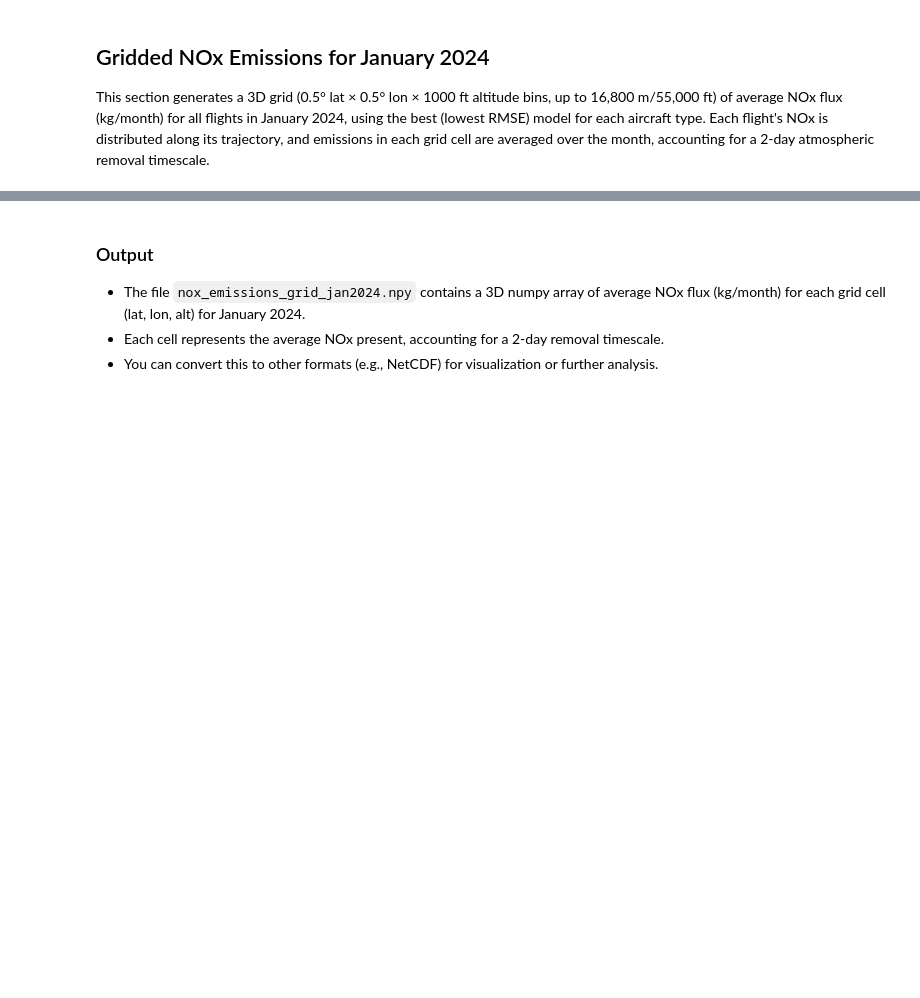
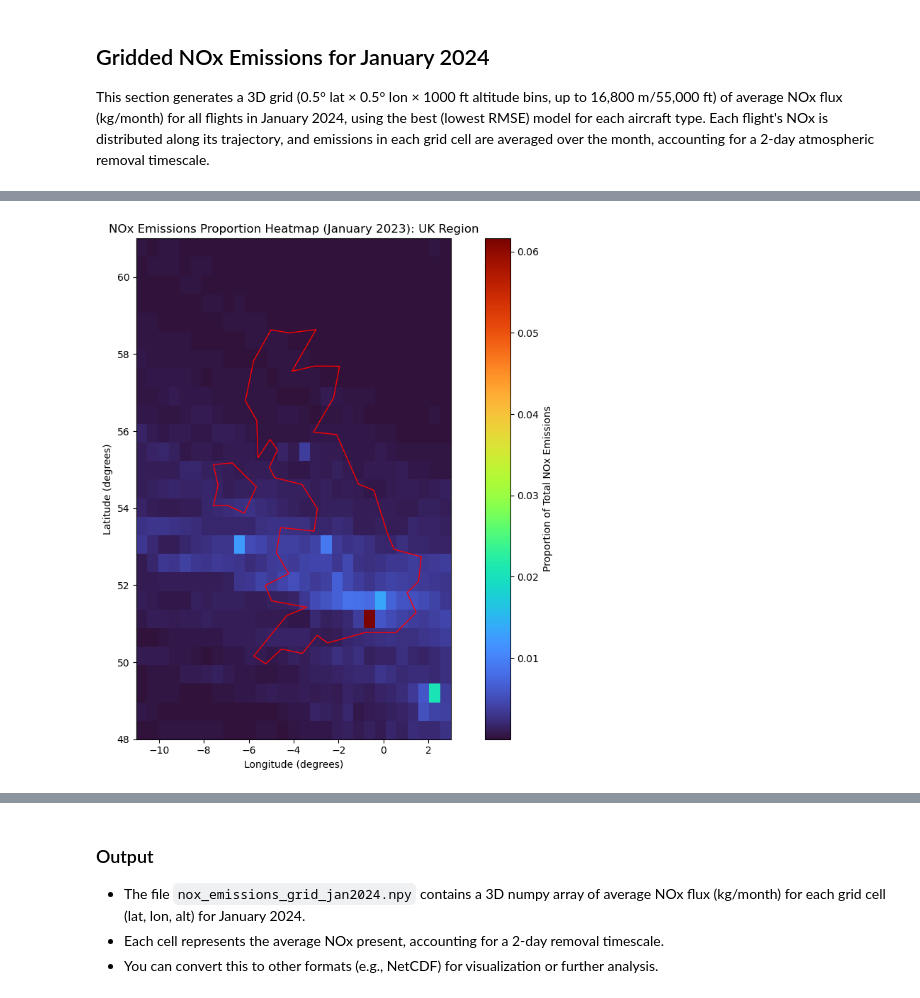
Before and after one commit to Centre-for-Atmospheric-Science-Cam-Chem/ConflictTrails, a Jupyter notebook: driver.ipynb, the cells around one changed output, grey strips where cells are left out. Drawn from its saved outputs; the diff is of its cells as text; code cells hidden in the pictures; blank space fills up the shorter version.

```diff
--- a/driver.ipynb
+++ b/driver.ipynb
@@ -936,7 +936,7 @@ for start_time_str_loop in pd.date_range(start=pd.to_datetime(start_time_str), e
     print(f"Generated emissions file for month: {start_time_str_loop.strftime('%Y-%m')}")
 # %%
 
-# make graphs of monthly NOx emissions by altitude and latitude
+# Plot monthly NOx emissions by altitude and latitude as a proportion of total emissions
 for start_time_str_loop in pd.date_range(start=pd.to_datetime(start_time_str), end=pd.to_datetime(stop_time_str), freq='MS', tz='UTC'):
     stop_time_str_loop = (start_time_str_loop + pd.offsets.MonthEnd(1)).replace(hour=23, minute=59, second=59)
     start_time_simple_loop = pd.to_datetime(start_time_str_loop).strftime("%Y-%m-%d")
@@ -948,22 +948,29 @@ for start_time_str_loop in pd.date_range(start=pd.to_datetime(start_time_str), e
     # Sum over longitude to get a 2D array: (latitude, altitude)
     nox_lat_alt = np.sum(nox_grid, axis=1)  # shape: (nlat, nalt)
 
+    # Compute the proportion of total emissions for each (lat, alt) bin
+    total_emissions = np.sum(nox_lat_alt)
+    if total_emissions > 0:
+        nox_lat_alt_prop = nox_lat_alt / total_emissions
+    else:
+        nox_lat_alt_prop = nox_lat_alt  # all zeros
+
     # Get month and year for the plot title
     month_year = pd.to_datetime(start_time_str_loop).strftime('%B %Y')
 
-    # Plot heatmap
+    # Plot heatmap of proportions
     plt.figure(figsize=(12, 6))
     plt.imshow(
-        nox_lat_alt.T,
+        nox_lat_alt_prop.T,
         aspect='auto',
         origin='lower',
         extent=[lat_bins[0], lat_bins[-2], alt_bins_m[0], alt_bins_m[-2]],
-        cmap='gist_ncar'
+        cmap='turbo'
     )
-    plt.colorbar(label='NOx Emissions (kg/month)')
+    plt.colorbar(label='Proportion of Total NOx Emissions')
     plt.xlabel('Latitude (degrees)')
     plt.ylabel('Altitude (meters)')
-    plt.title(f'NOx Emissions Heatmap ({month_year}): Altitude vs Latitude')
+    plt.title(f'NOx Emissions Proportion Heatmap ({month_year}): Altitude vs Latitude')
     plt.tight_layout()
     plt.show()
 # %%
@@ -1018,0 +1148,61 @@ for start_time_str_loop in pd.date_range(start=pd.to_datetime(start_time_str), e
+# %%
+# Loop over each month in the analysis period
+for start_time_str_loop in pd.date_range(start=pd.to_datetime(start_time_str), end=pd.to_datetime(stop_time_str), freq='MS', tz='UTC'):
+    stop_time_str_loop = (start_time_str_loop + pd.offsets.MonthEnd(1)).replace(hour=23, minute=59, second=59)
+    start_time_simple_loop = pd.to_datetime(start_time_str_loop).strftime("%Y-%m-%d")
+    stop_time_simple_loop = pd.to_datetime(stop_time_str_loop).strftime("%Y-%m-%d")
+    month_year = pd.to_datetime(start_time_str_loop).strftime('%B %Y')
+
+    # Load the NOx emissions grid for this month
+    nox_grid = np.load(f'/home/omg28/nethome/Data/emissions/{start_time_simple_loop}_to_{stop_time_simple_loop}_NOx_nowar.npy')
+
+    # Sum over altitude to get total NOx flux per (lat, lon) cell
+    nox_lat_lon = np.sum(nox_grid, axis=2)
+
+    # Define zoomed-in region for the UK
+    uk_lat_min, uk_lat_max = 48, 61
+    uk_lon_min, uk_lon_max = -11, 3
+
+    # Find indices for the zoomed-in region
+    lat_mask = (lat_bins[:-1] >= uk_lat_min) & (lat_bins[:-1] <= uk_lat_max)
+    lon_mask = (lon_bins[:-1] >= uk_lon_min) & (lon_bins[:-1] <= uk_lon_max)
+
+    nox_lat_lon_zoom = nox_lat_lon[np.ix_(lat_mask, lon_mask)]
+    lat_bins_zoom = lat_bins[np.where(lat_mask)[0][0]:np.where(lat_mask)[0][-1]+2]
+    lon_bins_zoom = lon_bins[np.where(lon_mask)[0][0]:np.where(lon_mask)[0][-1]+2]
+
+    # Compute the proportion of total emissions for each (lat, lon) cell
+    total_emissions = np.sum(nox_lat_lon_zoom)
+    if total_emissions > 0:
+        nox_lat_lon_prop = nox_lat_lon_zoom / total_emissions
+    else:
+        nox_lat_lon_prop = nox_lat_lon_zoom  # all zeros
+
+    plt.figure(figsize=(10, 8))
+    im = plt.imshow(
+        nox_lat_lon_prop,
+        extent=[lon_bins_zoom[0], lon_bins_zoom[-2], lat_bins_zoom[0], lat_bins_zoom[-2]],
+        origin='lower',
+        aspect='auto',
+        cmap='turbo'
+    )
+    plt.colorbar(im, label='Proportion of Total NOx Emissions')
+    plt.xlabel('Longitude (degrees)')
+    plt.ylabel('Latitude (degrees)')
+    plt.title(f'NOx Emissions Proportion Heatmap ({month_year}): UK Region')
+
+    # Draw a thin red outline around the UK
+    try:
+        world = gpd.read_file(gpd.datasets.get_path('naturalearth_lowres'))
+    except (AttributeError, KeyError):
+        world = gpd.read_file('ne_110m_admin_0_countries.zip')
+    uk = world[world['NAME'] == 'United Kingdom'] if 'NAME' in world.columns else world[world['name'] == 'United Kingdom']
+    ax = plt.gca()
+    uk.boundary.plot(ax=ax, edgecolor='red', linewidth=1, zorder=10)
+
+    plt.xlim(uk_lon_min, uk_lon_max)
+    plt.ylim(uk_lat_min, uk_lat_max)
+    plt.tight_layout()
+    plt.show()
+# %% [output]
+[figure, added]
```
Also changed, not shown: parts of 3 cells of this notebook, 9 other files.
